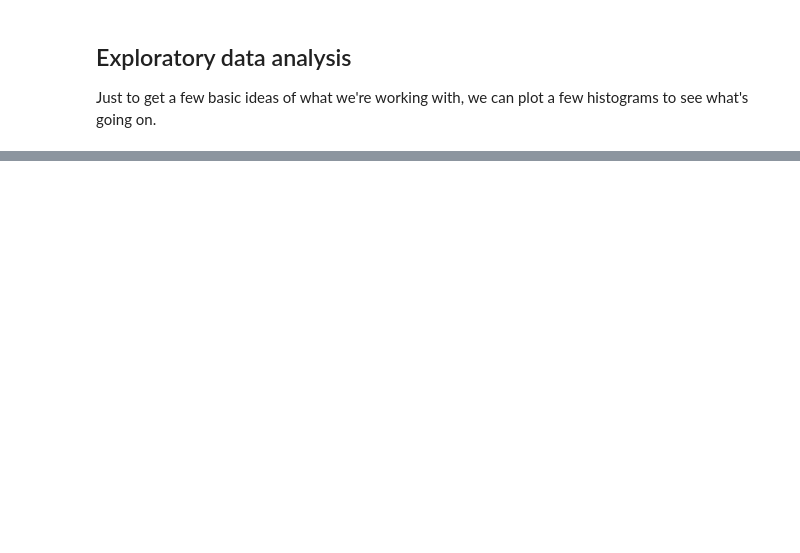
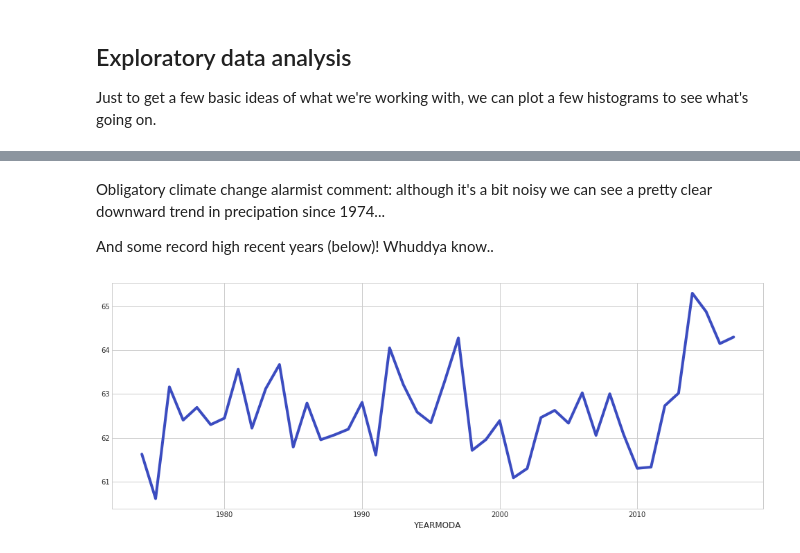
Before and after one commit to cottenplant/predicting-coastal-fog, a Jupyter notebook: june-gloom-analysis.ipynb, the cells around one changed output, grey strips where cells are left out. Saved outputs shown, nothing was run; the diff lists cells and outputs as text; code cells hidden in the pictures; blank space fills up the shorter version.

```diff
--- a/june-gloom-analysis.ipynb
+++ b/june-gloom-analysis.ipynb
@@ -116,0 +107,10 @@ dtype: int64
+# %% [markdown]
+Obligatory climate change alarmist comment: although it's a bit noisy we can see a pretty clear downward trend in precipation since 1974...
+
+And some record high recent years (below)! Whuddya know..
+# %%
+y = df_lax['1974':'2017']['TEMP'].resample('A').mean()
+y.plot(figsize=(15, 6), colormap='coolwarm')
+plt.show()
+# %% [output]
+[figure, added]
```
Also changed, not shown: parts of 16 cells of this notebook.
